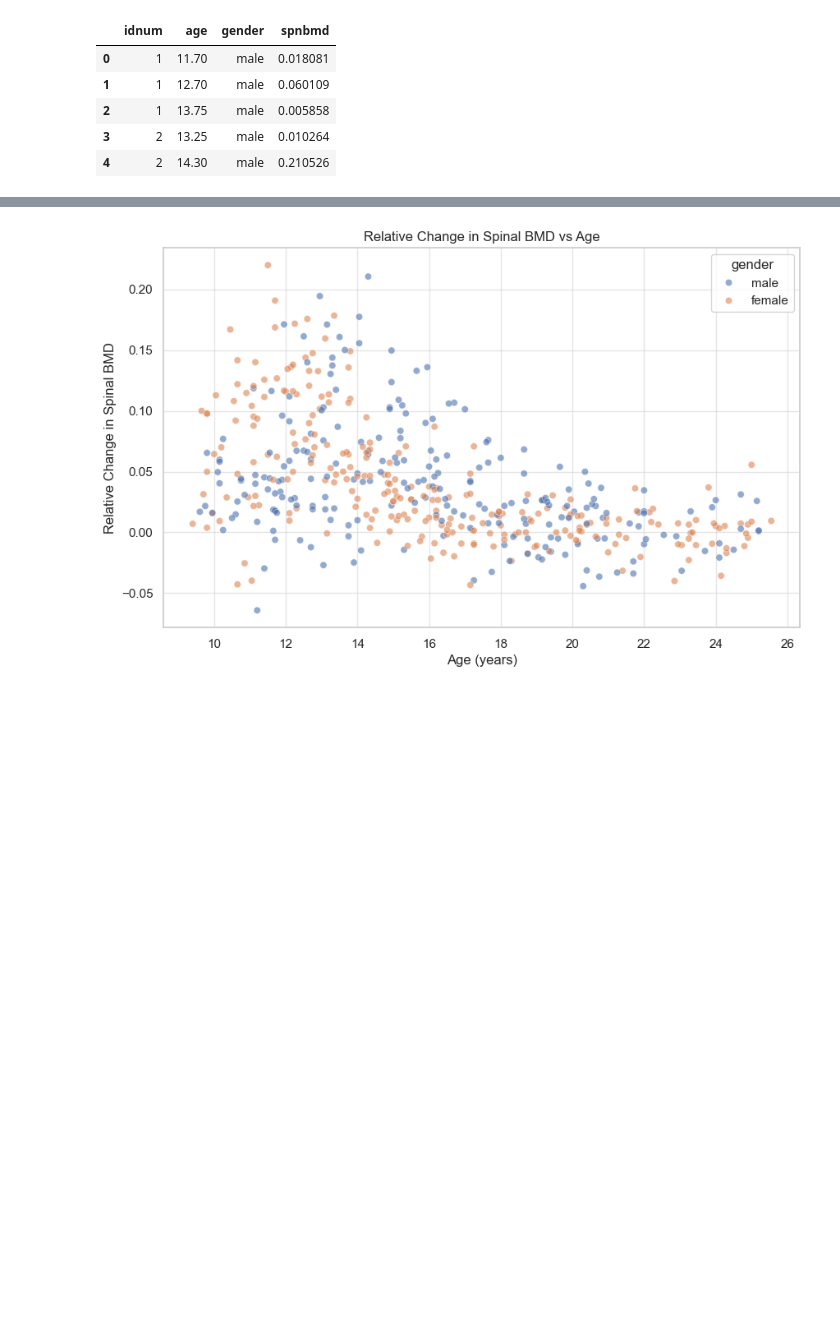
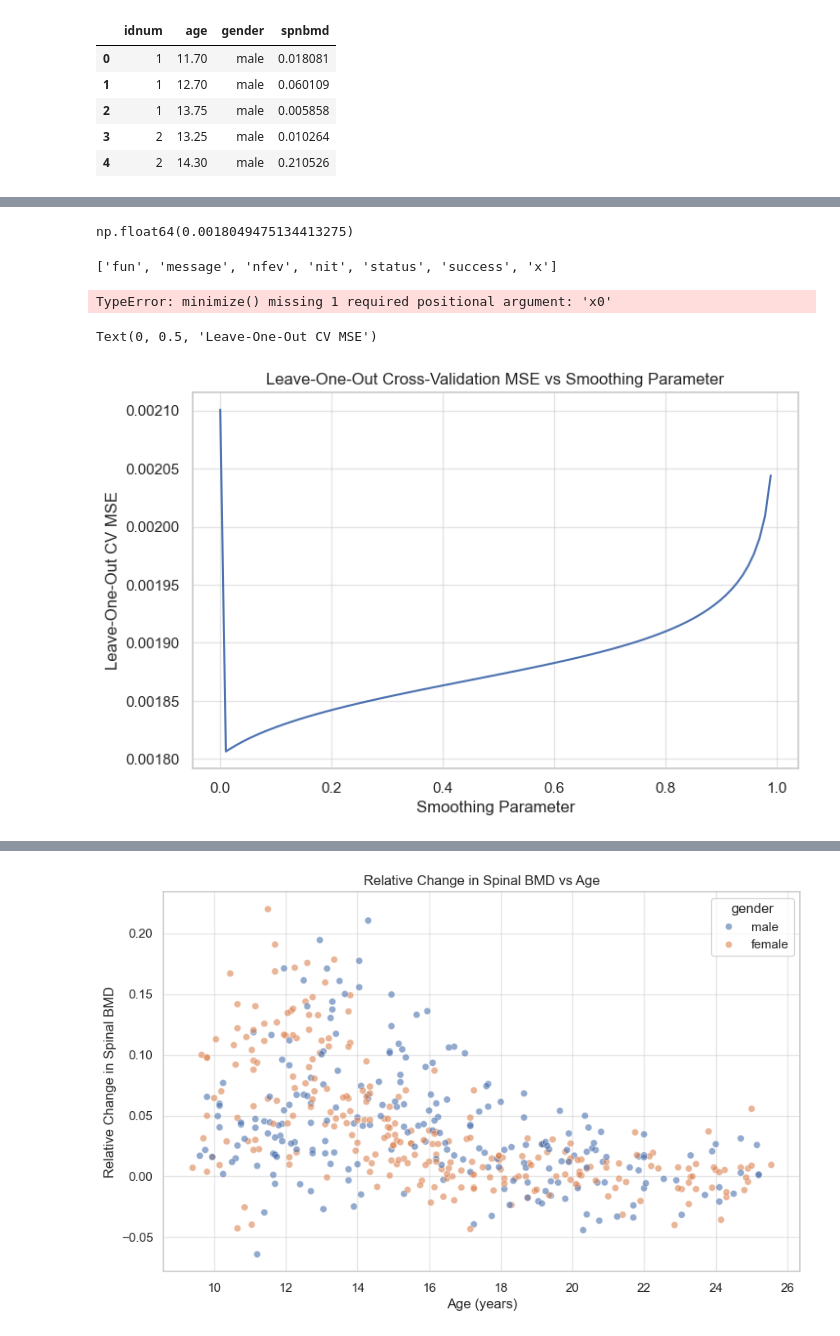
Before and after one commit to chris-leonard/elements-of-statistical-learning, a Jupyter notebook: chapter-8/chapter-8-exercises.ipynb, the cells around one changed output, grey strips where cells are left out. Drawn from its saved outputs; the diff is of its cells as text; code cells hidden in the pictures; blank space fills up the shorter version.

```diff
--- a/chapter-8/chapter-8-exercises.ipynb
+++ b/chapter-8/chapter-8-exercises.ipynb
@@ -48,0 +295,8 @@ bone_data.head()
+# %%
+res.fun
+# %% [output]
+np.float64(0.0018049475134413275)
+# %%
+dir(res)
+# %% [output]
+['fun', 'message', 'nfev', 'nit', 'status', 'success', 'x']
@@ -48,0 +305,19 @@ bone_data.head()
+# %%
+spline_model = CubicSmoothingSpline(bone_data['age'], bone_data['spnbmd'])
+
+def objective_function(smooth):
+    """Objective function for optimization."""
+    return spline_model.loo_cv_mse(smooth)
+res = minimize(spline_model.loo_cv_mse, bounds=(0, 1), options={'return_all':True})
+# %% [output]
+TypeError: minimize() missing 1 required positional argument: 'x0'
+# %%
+smooth_values, cv_errors = spline_model.grid_search_smooth()
+fig, ax = plt.subplots(figsize=(8, 5))
+sns.lineplot(x=smooth_values, y=cv_errors, ax=ax)
+ax.set(title="Leave-One-Out Cross-Validation MSE vs Smoothing Parameter")
+ax.set_xlabel("Smoothing Parameter")
+ax.set_ylabel("Leave-One-Out CV MSE")
+# %% [output]
+Text(0, 0.5, 'Leave-One-Out CV MSE')
+[figure, added]
```
Also changed, not shown: parts of 32 cells of this notebook, 3 other files.
